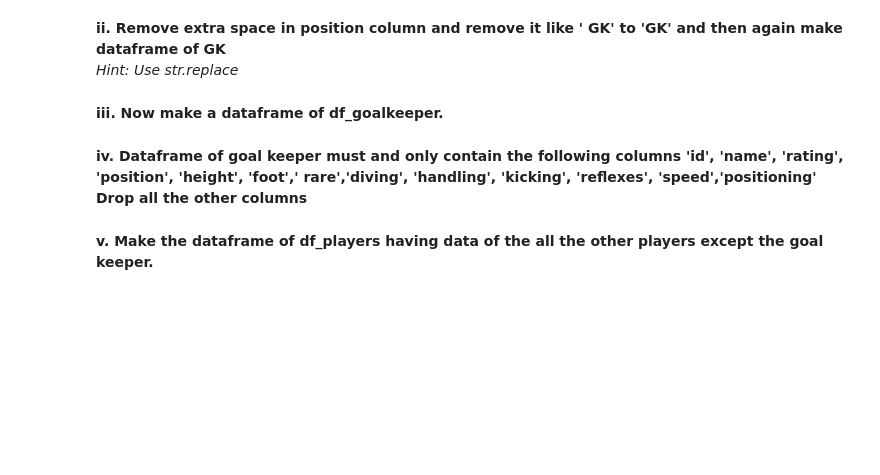
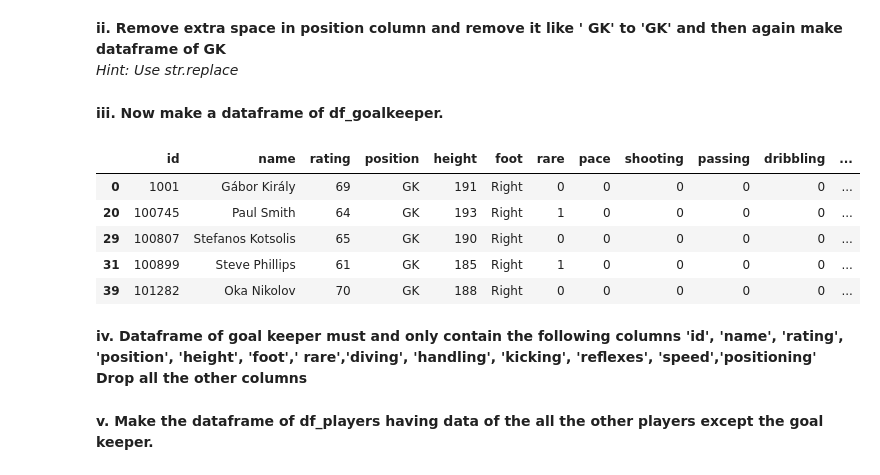
Before and after one commit to Sanaullah-nahk/Dice_Analytics_ML, a Jupyter notebook: Assignments/assignment 2/Assignment # 2.ipynb, the cells around one changed output. Drawn from its saved outputs; the diff is of its cells as text; code cells hidden in the pictures; blank space fills up the shorter version.

```diff
--- a/Assignments/assignment 2/Assignment # 2.ipynb
+++ b/Assignments/assignment 2/Assignment # 2.ipynb
@@ -24,7 +24,7 @@ data = pd.read_csv('fifa.csv')
 **iii. Copy dataframe in df**
 # %%
 #write code here
-df_fifa = data.copy()
+df = data.copy()
 # %% [markdown]
 ### Task 2: Some Basic Operations on Data Frame </h3>
 # %% [markdown]
@@ -306,6 +335,15 @@ df_goalkeeper.head()
 **iii. Now make a dataframe of df_goalkeeper.**
 # %%
 #Write Your Code Here
+df_goalkeeper= df[df['position'] == 'GK']
+df_goalkeeper.head()
+# %% [output]
+|  | id | name | rating | position | height | foot | rare | pace | shooting | passing | dribbling | ... |
+| 0 | 1001 | Gábor Király | 69 | GK | 191 | Right | 0 | 0 | 0 | 0 | 0 | ... |
+| 20 | 100745 | Paul Smith | 64 | GK | 193 | Right | 1 | 0 | 0 | 0 | 0 | ... |
+| 29 | 100807 | Stefanos Kotsolis | 65 | GK | 190 | Right | 0 | 0 | 0 | 0 | 0 | ... |
+| 31 | 100899 | Steve Phillips | 61 | GK | 185 | Right | 1 | 0 | 0 | 0 | 0 | ... |
+| 39 | 101282 | Oka Nikolov | 70 | GK | 188 | Right | 0 | 0 | 0 | 0 | 0 | ... |
 # %% [markdown]
 **iv. Dataframe of goal keeper must and only contain the following columns 'id', 'name', 'rating', 'position', 'height', 'foot',' rare','diving', 'handling', 'kicking', 'reflexes', 'speed','positioning'** <br>
 **Drop all the other columns**
```
Also changed, not shown: parts of 26 cells of this notebook, 1 other file.
